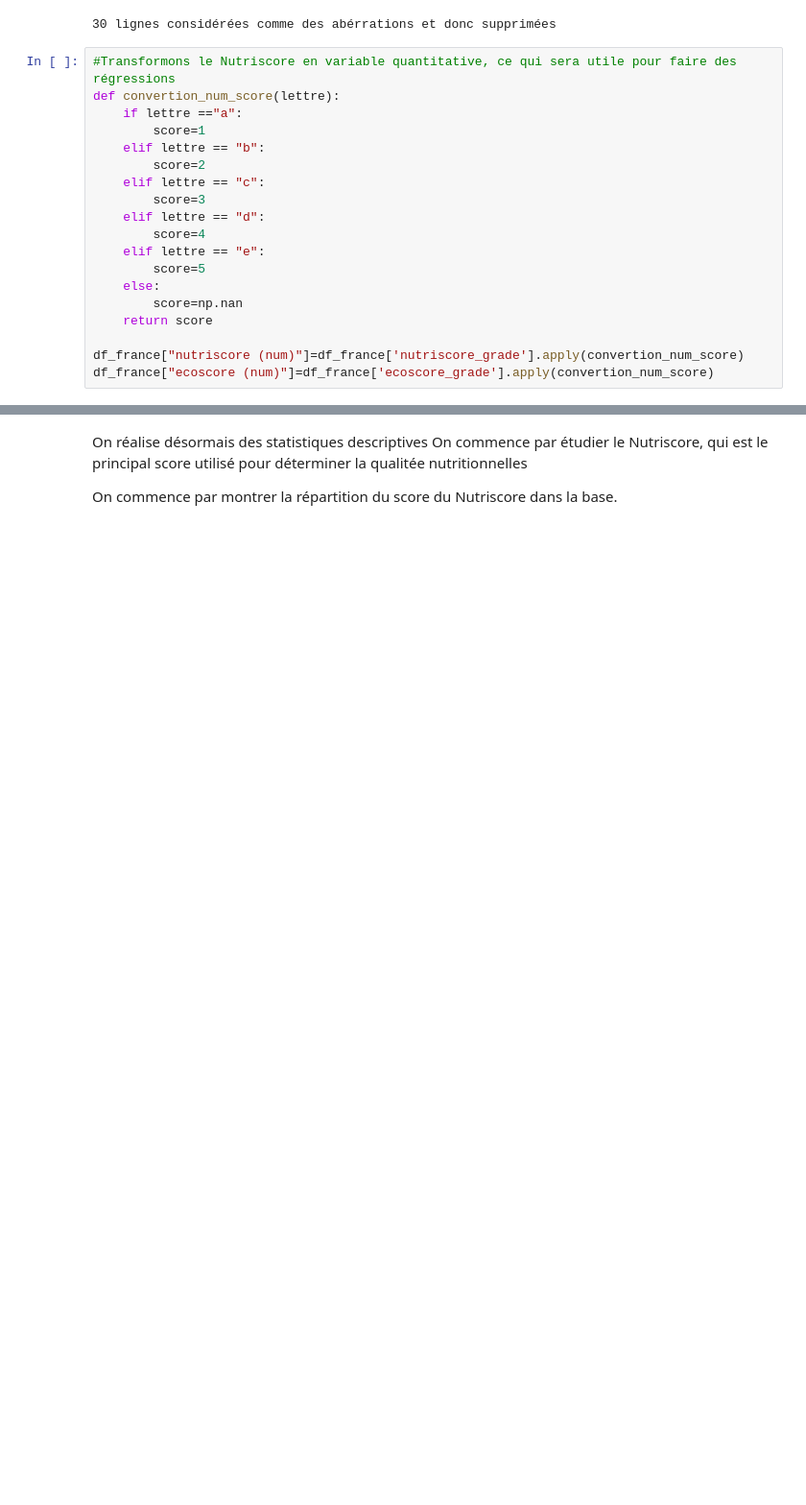
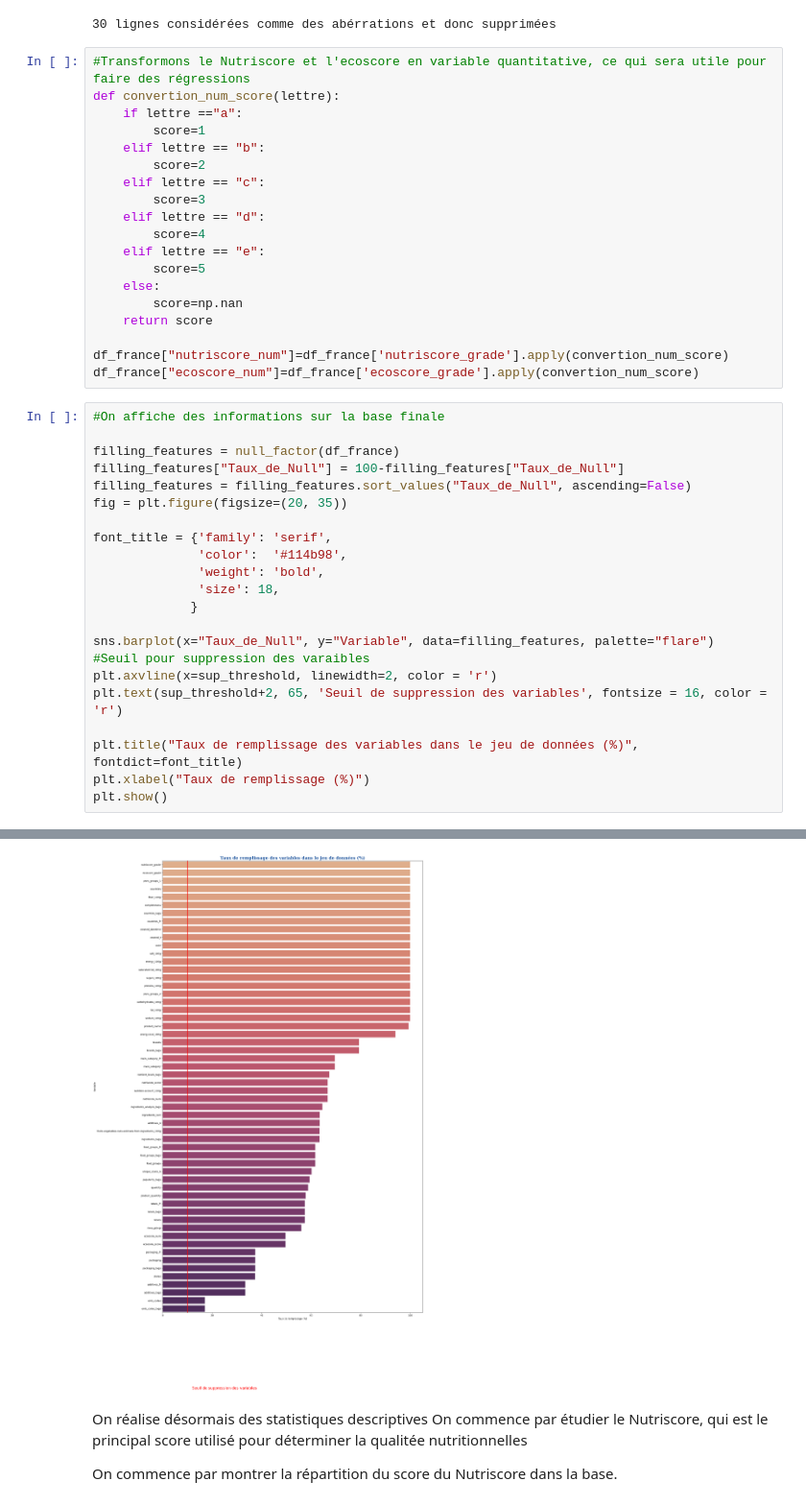
Before and after one commit to ashxivy/Projet-Python-pour-la-data-science, a Jupyter notebook: Le Nutri-Score permet il de bien consommer.ipynb, the cells around one changed output, grey strips where cells are left out. Shown at 96% size. Cells and saved outputs as stored; diff of their text form; blank space fills up the shorter version.

```diff
--- a/Le Nutri-Score permet il de bien consommer.ipynb
+++ b/Le Nutri-Score permet il de bien consommer.ipynb
@@ -317,7 +301,7 @@ print(delta_lignes,"lignes considérées comme des abérrations et donc supprim
 # %% [output]
 30 lignes considérées comme des abérrations et donc supprimées
 # %%
-#Transformons le Nutriscore en variable quantitative, ce qui sera utile pour faire des régressions
+#Transformons le Nutriscore et l'ecoscore en variable quantitative, ce qui sera utile pour faire des régressions
 def convertion_num_score(lettre):
     if lettre =="a":
         score=1
@@ -333,5 +317,28 @@ def convertion_num_score(lettre):
         score=np.nan
     return score
 
-df_france["nutriscore (num)"]=df_france['nutriscore_grade'].apply(convertion_num_score)
-df_france["ecoscore (num)"]=df_france['ecoscore_grade'].apply(convertion_num_score)
+df_france["nutriscore_num"]=df_france['nutriscore_grade'].apply(convertion_num_score)
+df_france["ecoscore_num"]=df_france['ecoscore_grade'].apply(convertion_num_score)
+# %%
+#On affiche des informations sur la base finale
+
+filling_features = null_factor(df_france)
+filling_features["Taux_de_Null"] = 100-filling_features["Taux_de_Null"]
+filling_features = filling_features.sort_values("Taux_de_Null", ascending=False)
+fig = plt.figure(figsize=(20, 35))
+
+font_title = {'family': 'serif',
+              'color':  '#114b98',
+              'weight': 'bold',
+              'size': 18,
+             }
+
+sns.barplot(x="Taux_de_Null", y="Variable", data=filling_features, palette="flare")
+#Seuil pour suppression des varaibles
+plt.axvline(x=sup_threshold, linewidth=2, color = 'r')
+plt.text(sup_threshold+2, 65, 'Seuil de suppression des variables', fontsize = 16, color = 'r')
+
+plt.title("Taux de remplissage des variables dans le jeu de données (%)", fontdict=font_title)
+plt.xlabel("Taux de remplissage (%)")
+plt.show()
+# %% [output]
@@ -338,3 +348,4 @@ df_france["ecoscore (num)"]=df_france['ecoscore_grade'].apply(convertion_num_sco
+[figure, added]
 # %% [markdown]
 On réalise désormais des statistiques descriptives
 On commence par étudier le Nutriscore, qui est le principal score utilisé pour déterminer la qualitée nutritionnelles
```
Also changed, not shown: parts of 6 cells of this notebook.
